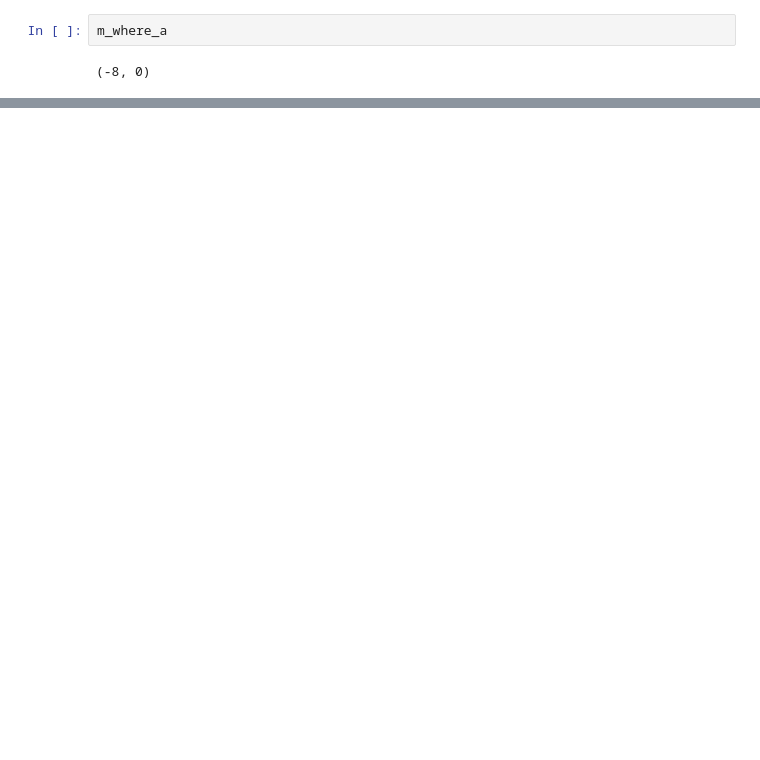
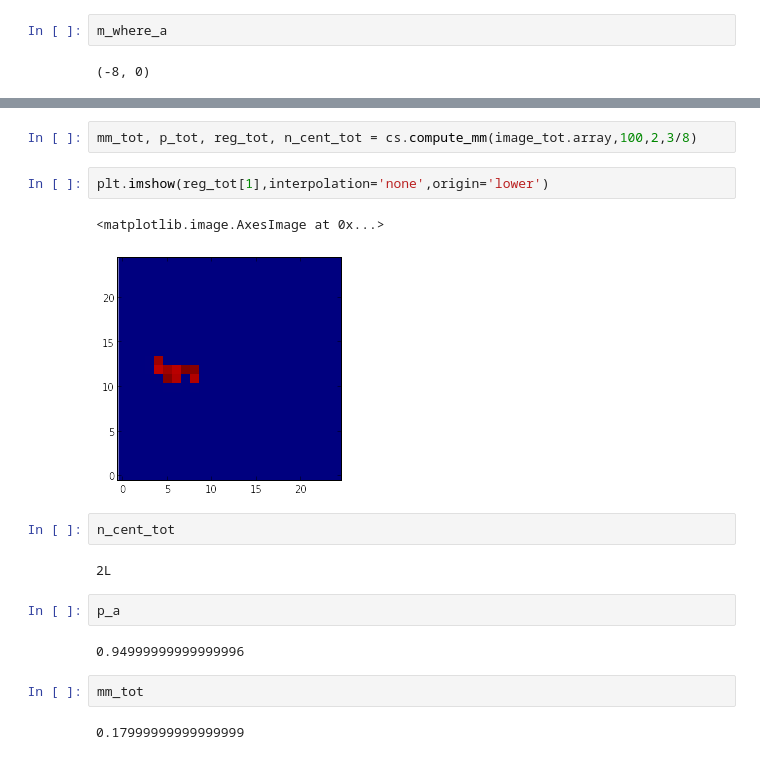
Before and after one commit to alvarezcl/deblending, a Jupyter notebook: cs229/test_stats.ipynb, the cells around one changed output, grey strips where cells are left out. Saved outputs shown, nothing was run; the diff lists cells and outputs as text; blank space fills up the shorter version.

```diff
--- a/cs229/test_stats.ipynb
+++ b/cs229/test_stats.ipynb
@@ -118,0 +138,19 @@ m_20_tot
+# %%
+mm_tot, p_tot, reg_tot, n_cent_tot = cs.compute_mm(image_tot.array,100,2,3/8)
+# %%
+plt.imshow(reg_tot[1],interpolation='none',origin='lower')
+# %% [output]
+<matplotlib.image.AxesImage at 0x...>
+[figure, added]
+# %%
+n_cent_tot
+# %% [output]
+2L
+# %%
+p_a
+# %% [output]
+0.94999999999999996
+# %%
+mm_tot
+# %% [output]
+0.17999999999999999
```
Also changed, not shown: parts of 18 cells of this notebook, 2 other files.
